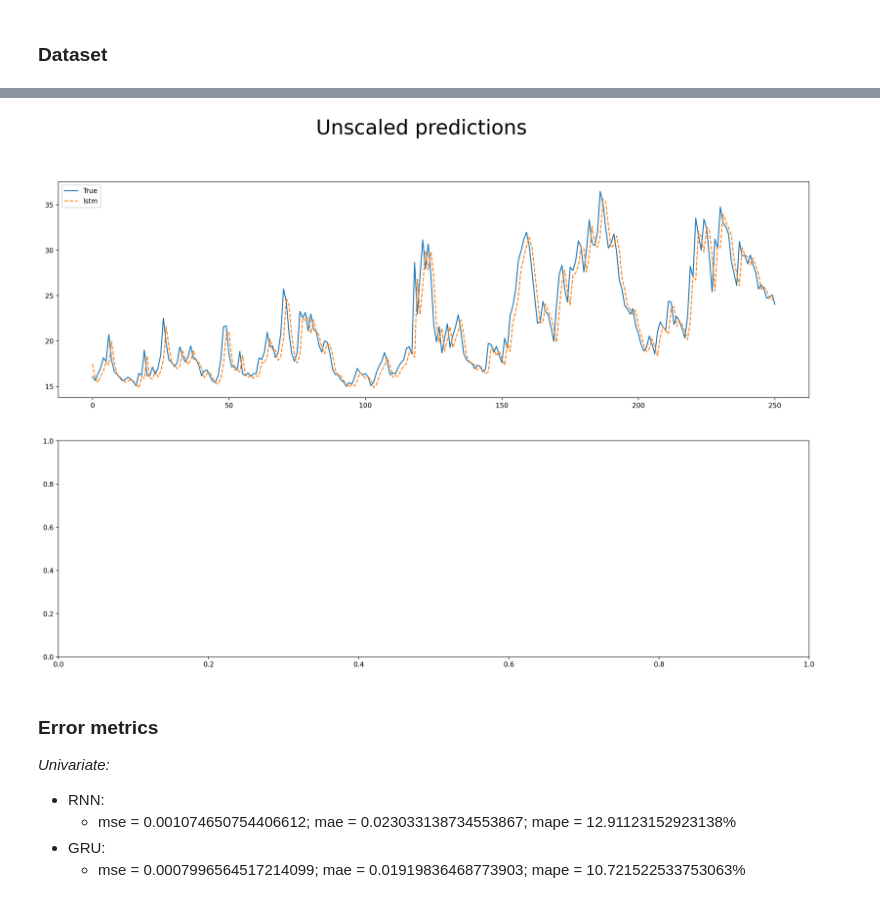
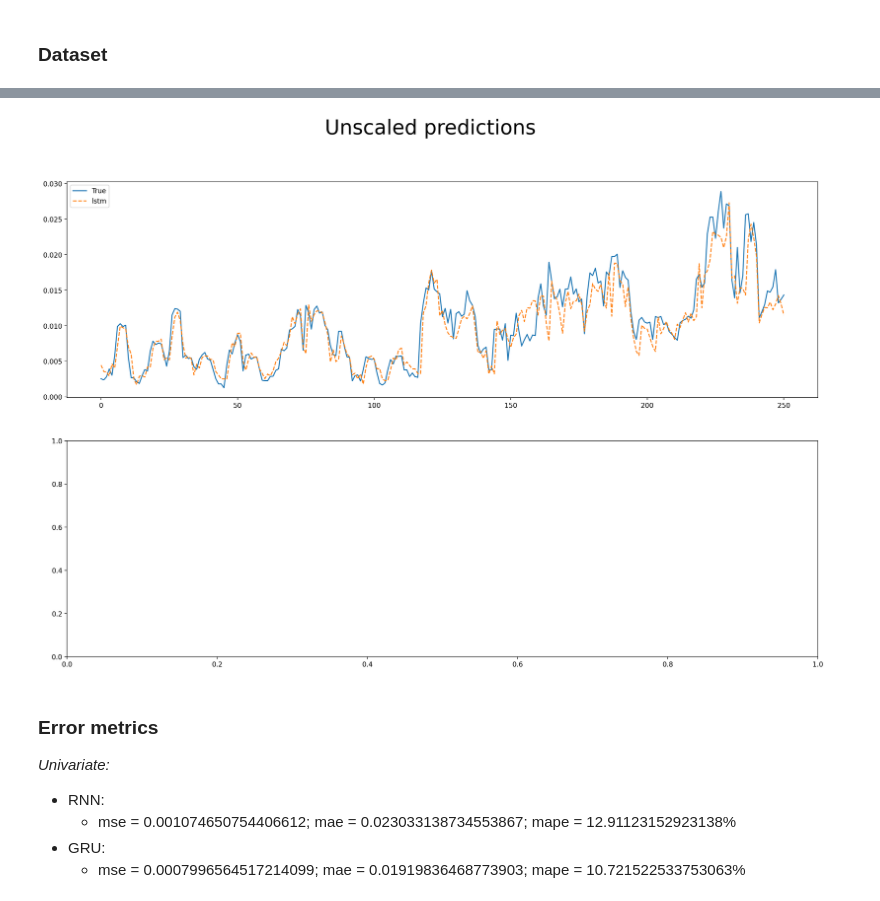
Before and after one commit to gittmp/sustainable-risk-modelling, a Jupyter notebook: Program/risk-forecasting.ipynb, the cells around one changed output, grey strips where cells are left out. Drawn from its saved outputs; the diff is of its cells as text; code cells hidden in the pictures.

Commit message:
removed dependence on VIX data, made multivariate only

```diff
--- a/Program/risk-forecasting.ipynb
+++ b/Program/risk-forecasting.ipynb
@@ -34,12 +34,11 @@ from sklearn.model_selection import train_test_split
 SERIES_PERIOD = '10y'
 SERIES_INTERVAL = '1d'
 
-DATA_VARIABLES = 'univariate'
 LOOKBACK_WINDOW = 10
 PREDICTION_LEN = 1
 TRAIN_TEST_SPLIT = 0.9
 
-EPOCHS = 10
+EPOCHS = 50
 BATCH_SIZE = 32
 # %% [markdown]
 ### Dataset
@@ -54,12 +53,6 @@ close = sp500_history.Close.loc[sp500_history.Close != 0][:-1]
 # compute logarithmic returns
 log_returns = np.log(close) - np.log(close.shift(1))
 log_returns.dropna(inplace=True)
-
-# fetch VIX volatility data
-vix = '^VIX'
-vix_data = yf.Ticker(vix)
-vix_history = vix_data.history(period=SERIES_PERIOD, interval=SERIES_INTERVAL)
-vix_close = vix_history.Close.loc[vix_history.Close != 0][:-1]
 
 # compute numerical volitility as standard deviation over 5-point rolling window
 volatility = close.pct_change().rolling(5).std()
@@ -79,7 +72,6 @@ X = pd.DataFrame({
 
     'close': (close - close.mean()) / close.std(),
     'returns': (log_returns) / log_returns.std(),  # already centred about 0
-    'vix': (vix_close - vix_close.mean()) / vix_close.std(),
     'volatility': (volatility - volatility.mean()) / volatility.std()
 })
 
@@ -287,7 +240,7 @@ for m in range(len(models.values())):
     predictions.update({
         list(models.keys())[m]: {
             'scaled': prediction,
-            'unscaled': prediction * vix_close.std() + vix_close.mean()
+            'unscaled': prediction * volatility.std() + volatility.mean()
         }
     })
 
@@ -325,28 +278,28 @@ plt.show()
 # %%
-y_test_unscaled = y_test * vix_close.std() + vix_close.mean()
+y_test_unscaled = y_test * volatility.std() + volatility.mean()
 
 fig, ax = plt.subplots(x, y, figsize=(10 * x, 13*y), dpi=200)
 fig.suptitle("Unscaled predictions", fontsize=30)
 
 ind = 0
 if y > 1 and x > 1:
     for _y in range(y):
         for _x in range(x):
             if (_y * x + _x) < len(metrics):
                 ax[_x, _y].plot(y_test_unscaled, label='True')
                 ax[_x, _y].plot(predictions[list(metrics.keys())[ind]]['unscaled'], linestyle='--', label=list(metrics.keys())[ind])
                 ax[_x, _y].legend(loc=2)
                 ind += 1
 else:
     for _x in range(x):
         if _x < len(metrics):
             ax[_x].plot(y_test_unscaled, label='True')
             ax[_x].plot(predictions[list(metrics.keys())[_x]]['unscaled'], linestyle='--', label=list(metrics.keys())[_x])
             ax[_x].legend(loc=2)
 
 plt.show()
 # %% [output]
-[figure, old version]
+[figure, new version]
 # %% [markdown]
 ### Error metrics
 
```
Also changed, not shown: parts of 8 cells of this notebook.
